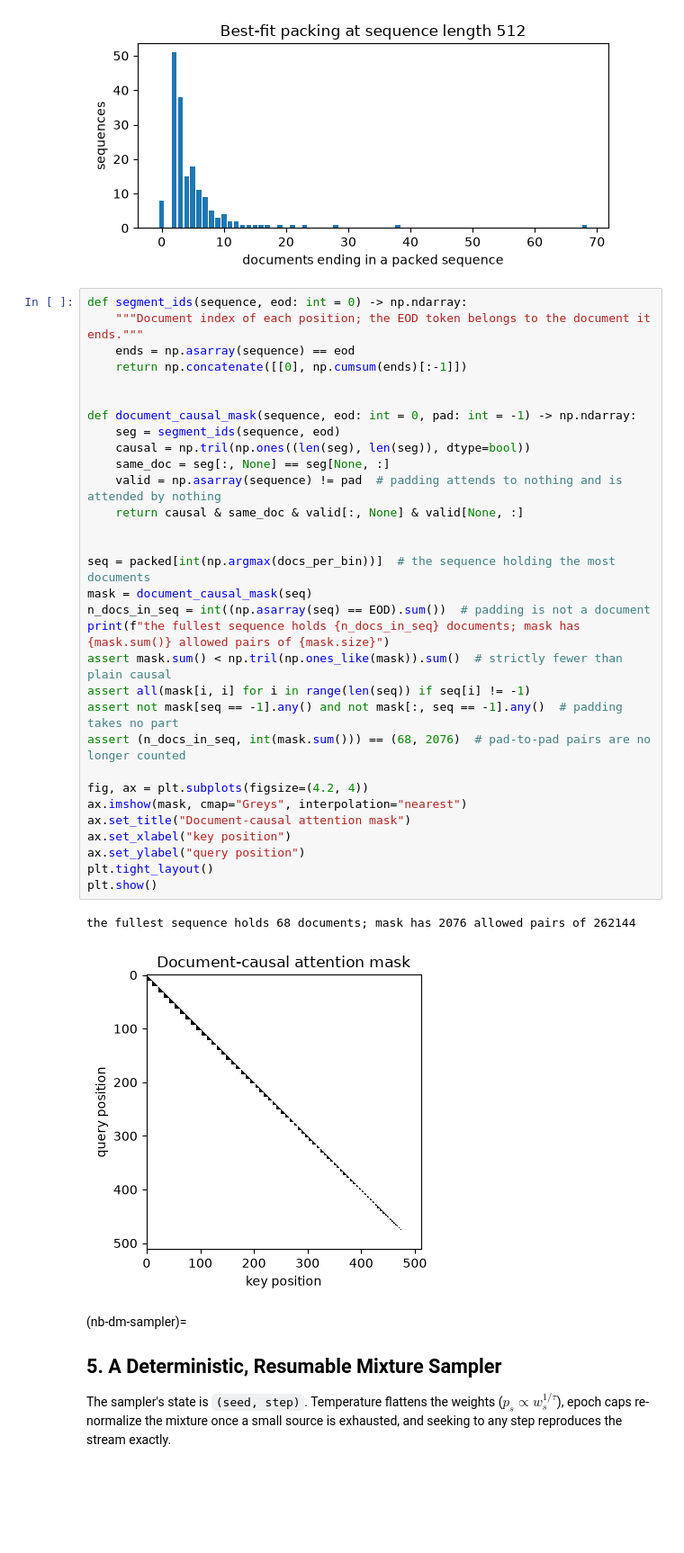
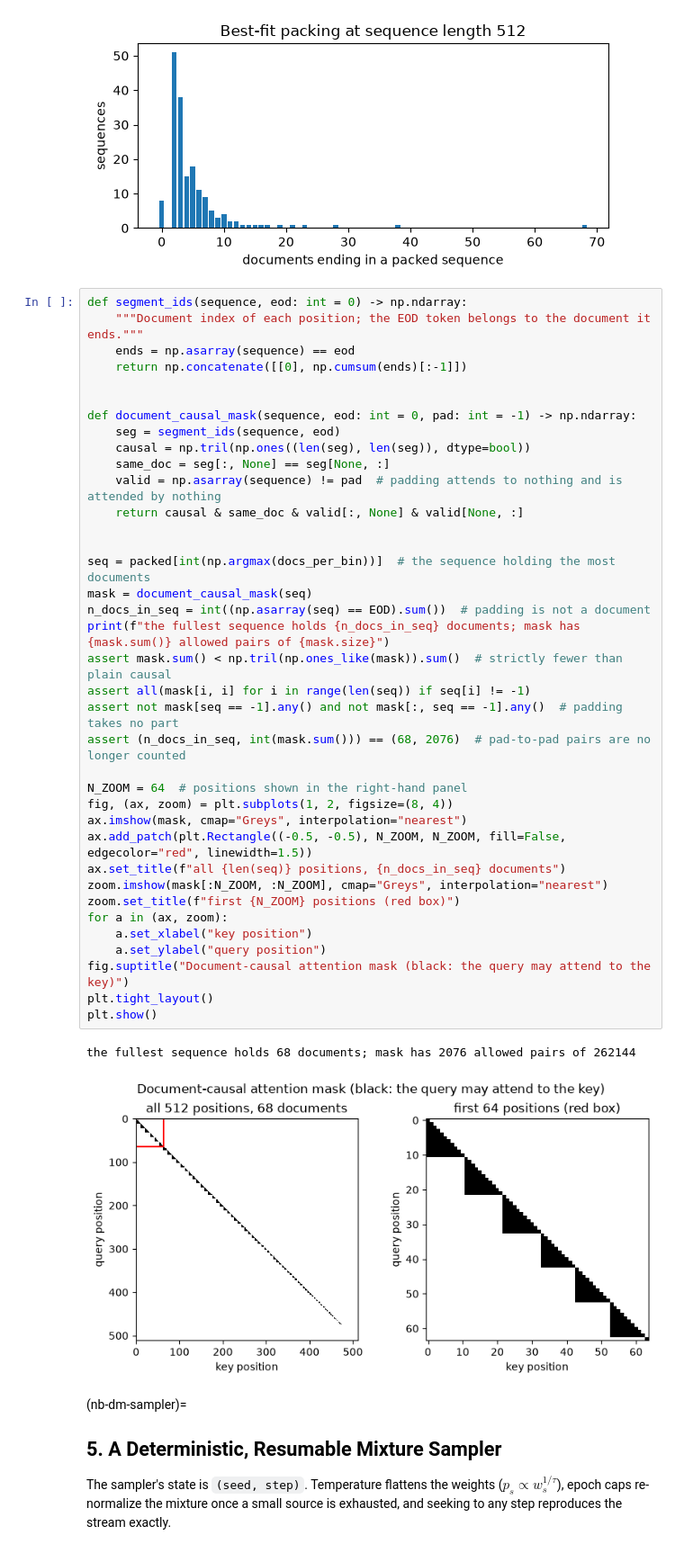
Before and after one commit to Beaker12/llmatlas, a Jupyter notebook: chapters/05-dataset-management/examples/dataset_management_demo.ipynb, the cells around one changed output. Shown at 90% size. Cells and saved outputs as stored; diff of their text form; blank space fills up the shorter version.

Commit message:
Chapter 5: add figure script, notebook plot tags and five data figures

```diff
--- a/chapters/05-dataset-management/examples/dataset_management_demo.ipynb
+++ b/chapters/05-dataset-management/examples/dataset_management_demo.ipynb
@@ -463,37 +463,43 @@ packing:  177 sequences, 0.1% padding, 0.7% of documents split into pieces
 # %%
 def segment_ids(sequence, eod: int = 0) -> np.ndarray:
     """Document index of each position; the EOD token belongs to the document it ends."""
     ends = np.asarray(sequence) == eod
     return np.concatenate([[0], np.cumsum(ends)[:-1]])
 
 
 def document_causal_mask(sequence, eod: int = 0, pad: int = -1) -> np.ndarray:
     seg = segment_ids(sequence, eod)
     causal = np.tril(np.ones((len(seg), len(seg)), dtype=bool))
     same_doc = seg[:, None] == seg[None, :]
     valid = np.asarray(sequence) != pad  # padding attends to nothing and is attended by nothing
     return causal & same_doc & valid[:, None] & valid[None, :]
 
 
 seq = packed[int(np.argmax(docs_per_bin))]  # the sequence holding the most documents
 mask = document_causal_mask(seq)
 n_docs_in_seq = int((np.asarray(seq) == EOD).sum())  # padding is not a document
 print(f"the fullest sequence holds {n_docs_in_seq} documents; mask has {mask.sum()} allowed pairs of {mask.size}")
 assert mask.sum() < np.tril(np.ones_like(mask)).sum()  # strictly fewer than plain causal
 assert all(mask[i, i] for i in range(len(seq)) if seq[i] != -1)
 assert not mask[seq == -1].any() and not mask[:, seq == -1].any()  # padding takes no part
 assert (n_docs_in_seq, int(mask.sum())) == (68, 2076)  # pad-to-pad pairs are no longer counted
 
-fig, ax = plt.subplots(figsize=(4.2, 4))
+N_ZOOM = 64  # positions shown in the right-hand panel
+fig, (ax, zoom) = plt.subplots(1, 2, figsize=(8, 4))
 ax.imshow(mask, cmap="Greys", interpolation="nearest")
-ax.set_title("Document-causal attention mask")
-ax.set_xlabel("key position")
-ax.set_ylabel("query position")
+ax.add_patch(plt.Rectangle((-0.5, -0.5), N_ZOOM, N_ZOOM, fill=False, edgecolor="red", linewidth=1.5))
+ax.set_title(f"all {len(seq)} positions, {n_docs_in_seq} documents")
+zoom.imshow(mask[:N_ZOOM, :N_ZOOM], cmap="Greys", interpolation="nearest")
+zoom.set_title(f"first {N_ZOOM} positions (red box)")
+for a in (ax, zoom):
+    a.set_xlabel("key position")
+    a.set_ylabel("query position")
+fig.suptitle("Document-causal attention mask (black: the query may attend to the key)")
 plt.tight_layout()
 plt.show()
 # %% [output]
 the fullest sequence holds 68 documents; mask has 2076 allowed pairs of 262144
-[figure, old version]
+[figure, new version]
 # %% [markdown]
 (nb-dm-sampler)=
 ## 5. A Deterministic, Resumable Mixture Sampler
```
Also changed, not shown: 11 other files.
